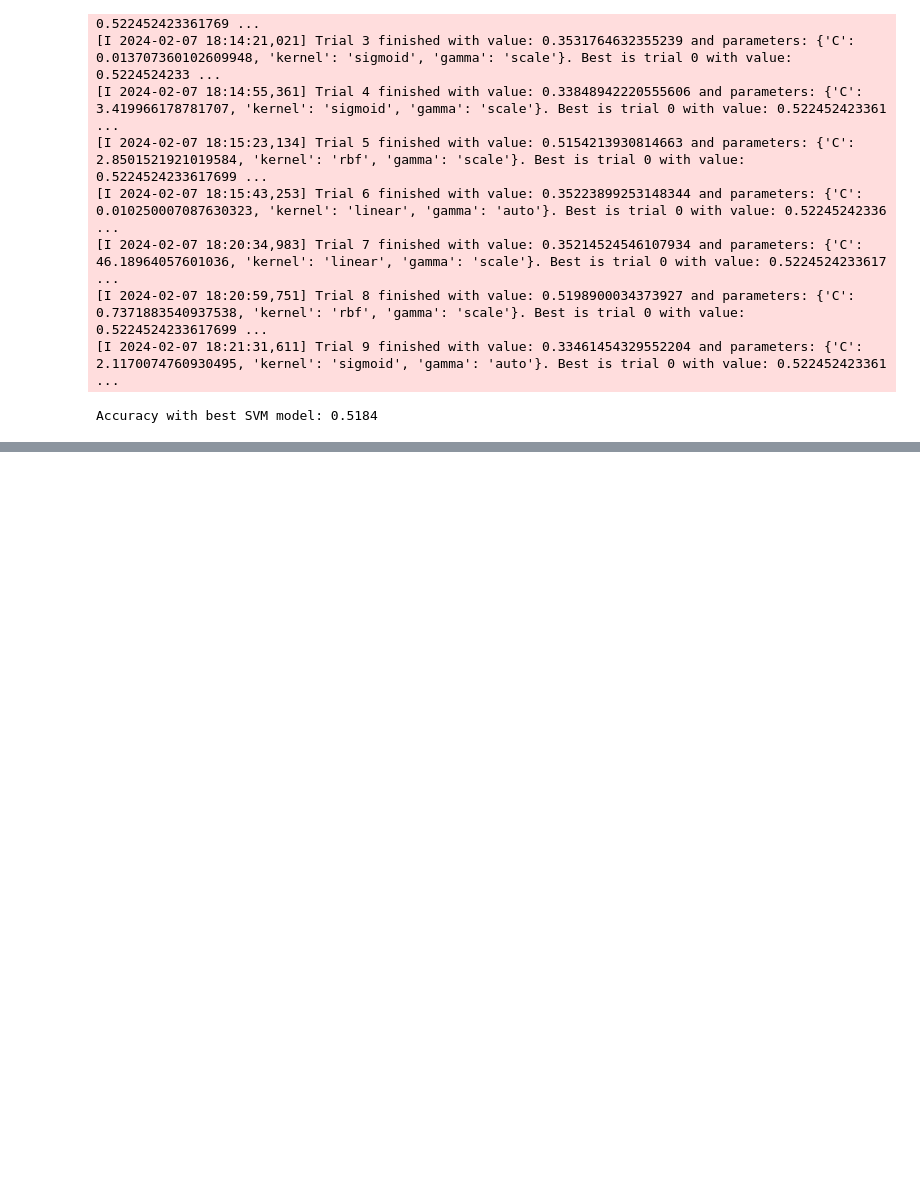
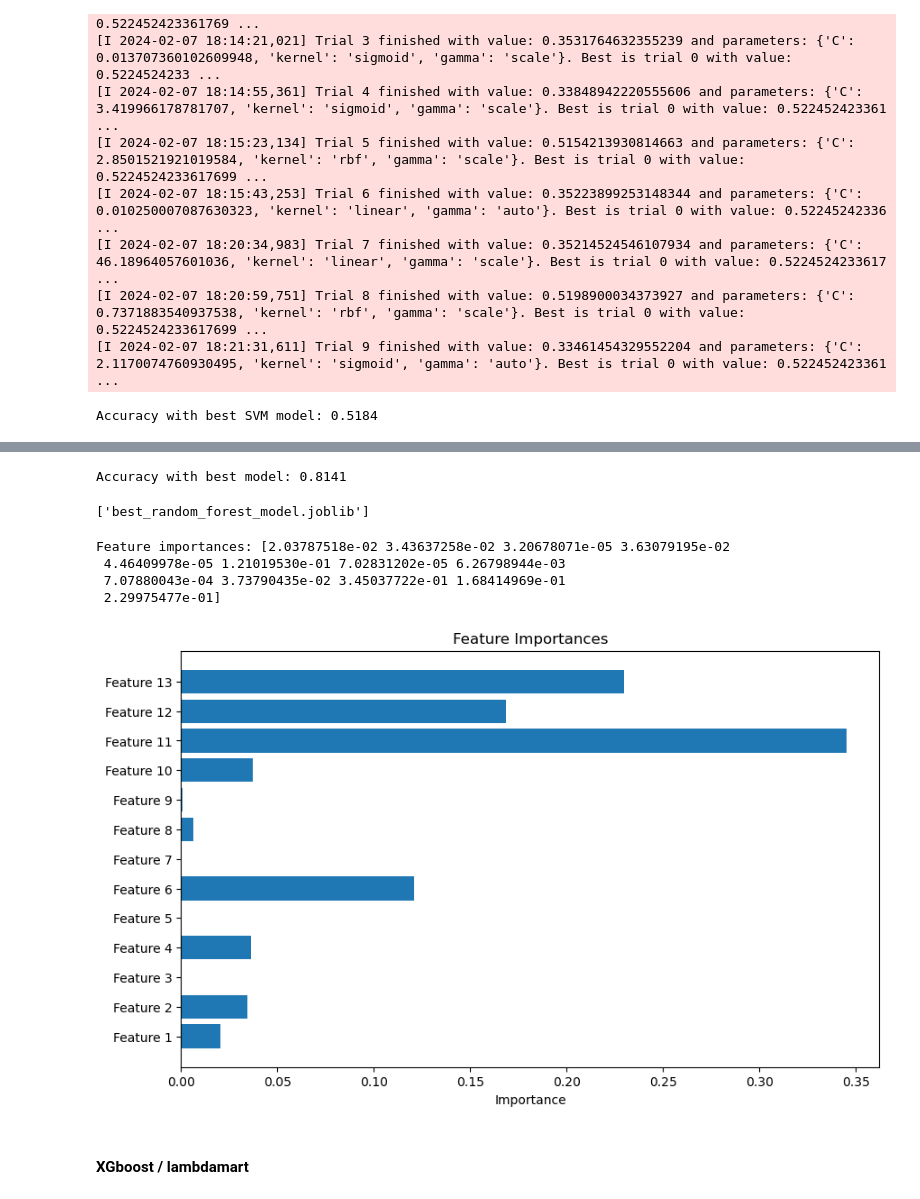
Before and after one commit to joaopvolpi/cs-sdp-2023-24, a Jupyter notebook: notebooks/example.ipynb, the cells around one changed output, grey strips where cells are left out. Saved outputs shown, nothing was run; the diff lists cells and outputs as text; code cells hidden in the pictures; blank space fills up the shorter version.

Commit message:
New Approach tested, XGboost implemented

```diff
--- a/notebooks/example.ipynb
+++ b/notebooks/example.ipynb
@@ -550,7 +555,7 @@ for i in range(len(X)):
 
 df = pd.DataFrame({'D': D_list, 'label': labels, 'cluster_id': cluster_ids})
 
-Df_train, Df_test = train_test_split(df, test_size=0.2, random_state=seed)
+Df_train, Df_val = train_test_split(df, test_size=0.2, random_state=seed)
 # %% [markdown]
 #### Training LogisticRegression
 # %%
@@ -876,0 +982,7 @@ Accuracy with best SVM model: 0.5184
+# %%
+D = X - Y
+D_list = [d for d in D]
+
+df = pd.DataFrame({'D': D_list, 'cluster_id': Z})
+
+Df_train, Df_test = train_test_split(df, test_size=0.2, random_state=seed)
@@ -876,0 +1211,40 @@ Accuracy with best SVM model: 0.5184
+# %%
+# Best hyperparameters found
+best_params = study.best_trial.params
+
+# Refitting the RandomForestClassifier using the best hyperparameters
+best_model = RandomForestClassifier(**best_params, random_state=42)
+best_model.fit(X_train, y_train, sample_weight=sample_weight)
+
+# Now `best_model` is the RandomForestClassifier trained with the best hyperparameters
+# You can use `best_model` to make predictions or evaluate on new data
+predictions = best_model.predict(X_test)
+accuracy = accuracy_score(y_test, predictions)
+
+print(f"Accuracy with best model: {accuracy:.4f}")
+
+# If you need to save this model for later use
+import joblib
+joblib.dump(best_model, 'best_random_forest_model.joblib')
+# %% [output]
+Accuracy with best model: 0.8141
+['best_random_forest_model.joblib']
+# %%
+# Optionally, plot feature importances for better visualization
+importances = best_model.feature_importances_
+print("Feature importances:", importances)
+
+features = [f'Feature {i}' for i in range(1, len(importances) + 1)]
+plt.figure(figsize=(10, 6))
+plt.title("Feature Importances")
+plt.barh(features, importances)
+plt.xlabel("Importance")
+plt.show()
+# %% [output]
+Feature importances: [2.03787518e-02 3.43637258e-02 3.20678071e-05 3.63079195e-02
+ 4.46409978e-05 1.21019530e-01 7.02831202e-05 6.26798944e-03
+ 7.07880043e-04 3.73790435e-02 3.45037722e-01 1.68414969e-01
+ 2.29975477e-01]
+[figure, added]
+# %% [markdown]
+#### XGboost / lambdamart
```
Also changed, not shown: parts of 24 cells of this notebook, 4 other files.
